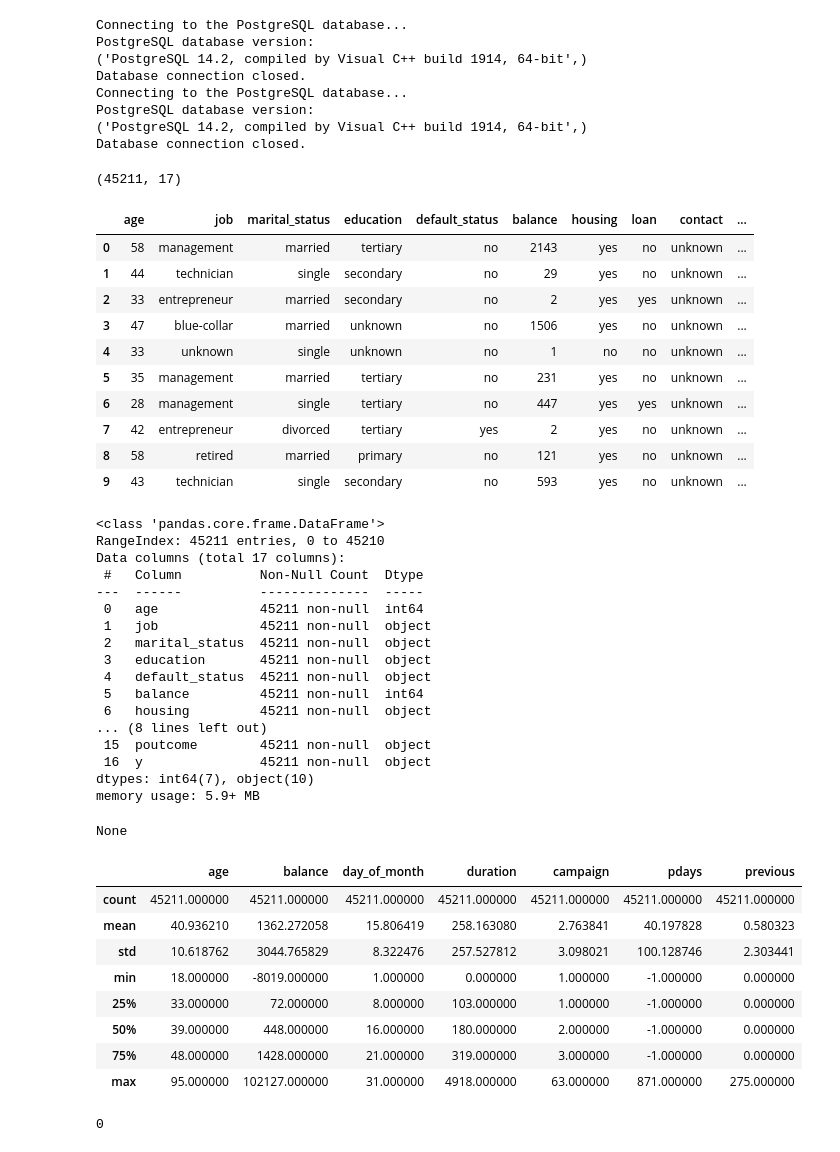
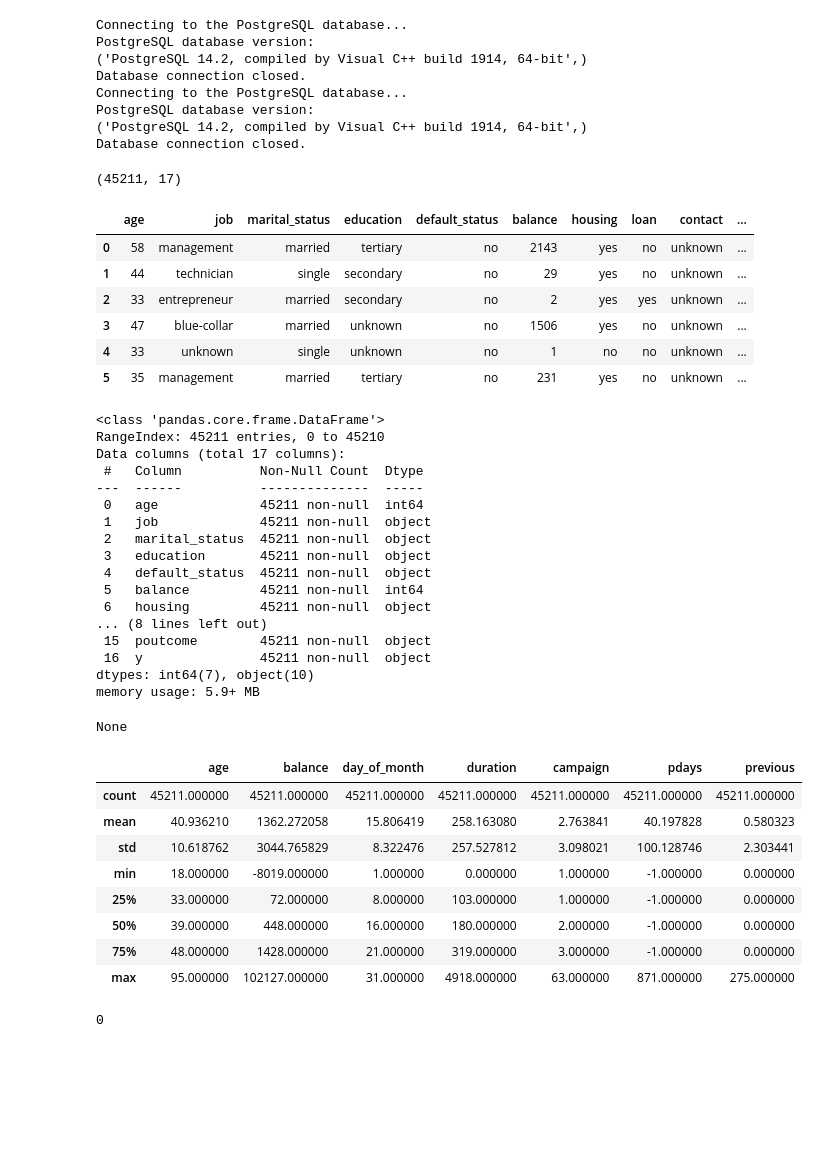
Before and after one commit to CoolBeansProgramming/Bank-Marketing-Campaign, a Jupyter notebook: main.ipynb, the cells around one changed output. Saved outputs shown, nothing was run; the diff lists cells and outputs as text; code cells hidden in the pictures; blank space fills up the shorter version.

```diff
--- a/main.ipynb
+++ b/main.ipynb
@@ -70,23 +70,20 @@ PostgreSQL database version:
 Database connection closed.
 # %%
 # Overview
+
 display(df.shape)
-display(df.head(10))
+display(df.head(6))
 display(df.info())
 display(df.describe())
 # %% [output]
 (45211, 17)
 |  | age | job | marital_status | education | default_status | balance | housing | loan | contact | ... |
 | 0 | 58 | management | married | tertiary | no | 2143 | yes | no | unknown | ... |
 | 1 | 44 | technician | single | secondary | no | 29 | yes | no | unknown | ... |
 | 2 | 33 | entrepreneur | married | secondary | no | 2 | yes | yes | unknown | ... |
 | 3 | 47 | blue-collar | married | unknown | no | 1506 | yes | no | unknown | ... |
 | 4 | 33 | unknown | single | unknown | no | 1 | no | no | unknown | ... |
 | 5 | 35 | management | married | tertiary | no | 231 | yes | no | unknown | ... |
-| 6 | 28 | management | single | tertiary | no | 447 | yes | yes | unknown | ... |
-| 7 | 42 | entrepreneur | divorced | tertiary | yes | 2 | yes | no | unknown | ... |
-| 8 | 58 | retired | married | primary | no | 121 | yes | no | unknown | ... |
-| 9 | 43 | technician | single | secondary | no | 593 | yes | no | unknown | ... |
 <class 'pandas.core.frame.DataFrame'>
 RangeIndex: 45211 entries, 0 to 45210
 Data columns (total 17 columns):
```
Also changed, not shown: parts of 8 cells of this notebook.
